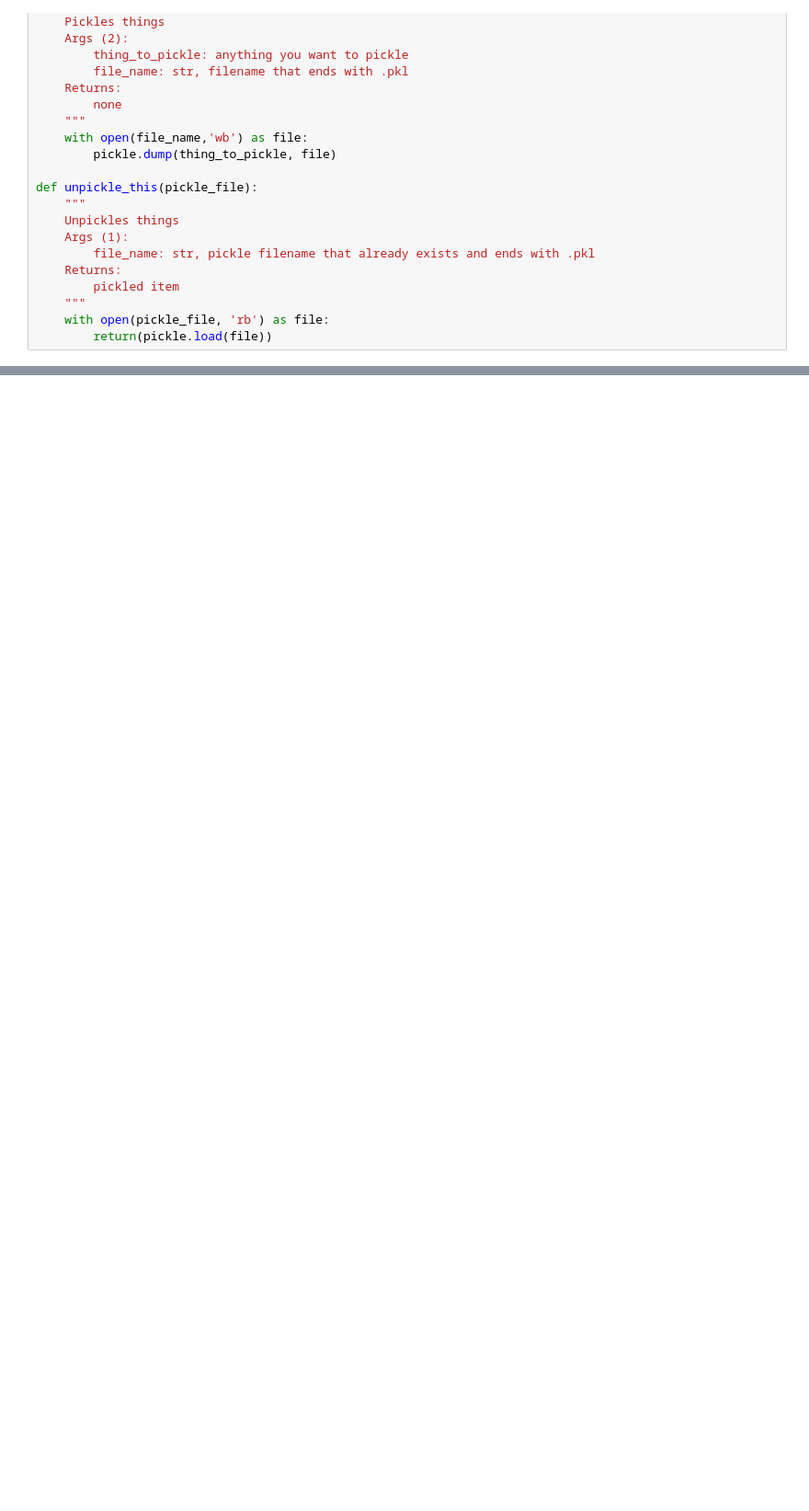
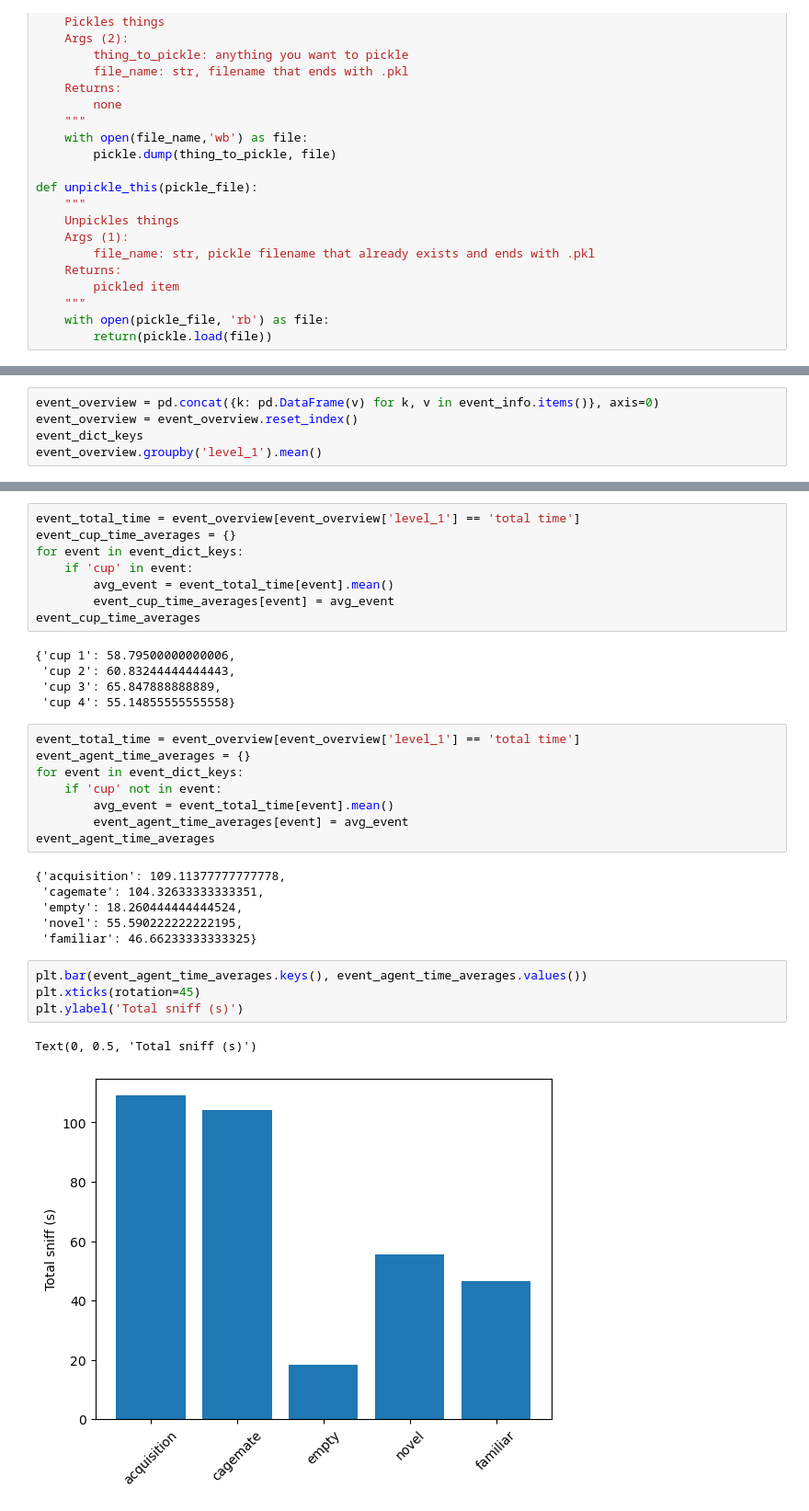
Before and after one commit to tomHep10/diff_fam_social_memory_ephys, a Jupyter notebook: phase3_behavior.ipynb, the cells around one changed output, grey strips where cells are left out. Shown at 92% size. Drawn from its saved outputs; the diff is of its cells as text; blank space fills up the shorter version.

```diff
--- a/phase3_behavior.ipynb
+++ b/phase3_behavior.ipynb
@@ -40,0 +82,5 @@ NameError: name 'unpickle_this' is not defined
+# %%
+event_overview = pd.concat({k: pd.DataFrame(v) for k, v in event_info.items()}, axis=0)
+event_overview = event_overview.reset_index()
+event_dict_keys
+event_overview.groupby('level_1').mean()
@@ -40,0 +93,34 @@ NameError: name 'unpickle_this' is not defined
+# %%
+event_total_time = event_overview[event_overview['level_1'] == 'total time']
+event_cup_time_averages = {}
+for event in event_dict_keys:
+    if 'cup' in event:
+        avg_event = event_total_time[event].mean()
+        event_cup_time_averages[event] = avg_event
+event_cup_time_averages
+# %% [output]
+{'cup 1': 58.79500000000006,
+ 'cup 2': 60.83244444444443,
+ 'cup 3': 65.847888888889,
+ 'cup 4': 55.14855555555558}
+# %%
+event_total_time = event_overview[event_overview['level_1'] == 'total time']
+event_agent_time_averages = {}
+for event in event_dict_keys:
+    if 'cup' not in event:
+        avg_event = event_total_time[event].mean()
+        event_agent_time_averages[event] = avg_event
+event_agent_time_averages
+# %% [output]
+{'acquisition': 109.11377777777778,
+ 'cagemate': 104.32633333333351,
+ 'empty': 18.260444444444524,
+ 'novel': 55.590222222222195,
+ 'familiar': 46.66233333333325}
+# %%
+plt.bar(event_agent_time_averages.keys(), event_agent_time_averages.values())
+plt.xticks(rotation=45)
+plt.ylabel('Total sniff (s)')
+# %% [output]
+Text(0, 0.5, 'Total sniff (s)')
+[figure, added]
```
Also changed, not shown: parts of 4 cells of this notebook, 4 other files.
